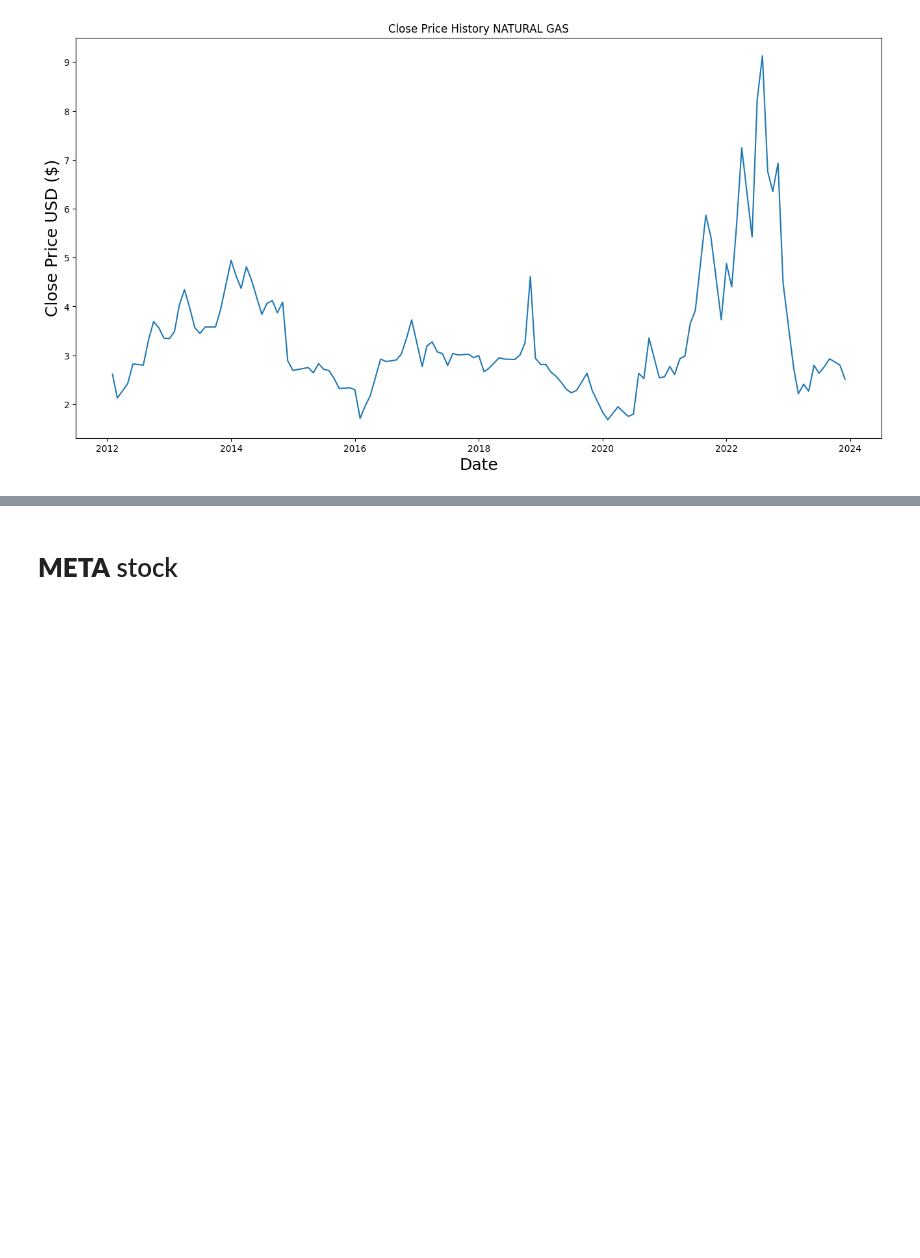
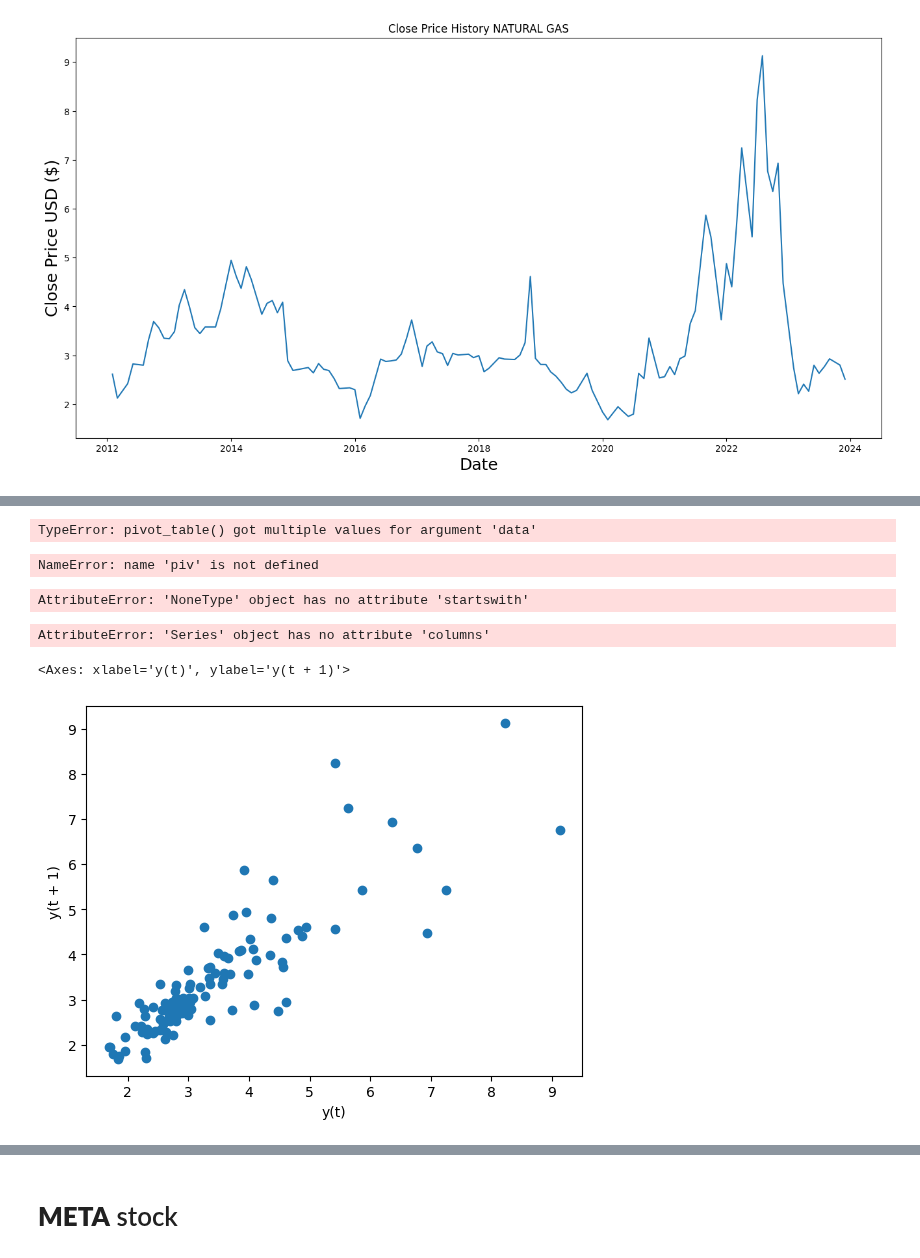
Before and after one commit to Michelleagl/Series_de_Tiempo, a Jupyter notebook: series_de_tiempo.ipynb, the cells around one changed output, grey strips where cells are left out. Drawn from its saved outputs; the diff is of its cells as text; code cells hidden in the pictures; blank space fills up the shorter version.

```diff
--- a/series_de_tiempo.ipynb
+++ b/series_de_tiempo.ipynb
@@ -76,0 +77,9 @@ KeyError: 'Close'
+# %%
+piv = pd.pivot_table(hist2, index=piv_season, columns=piv_index, data=hist2)
+piv.plot(figsize=(12,8), legend = False)
+# %% [output]
+TypeError: pivot_table() got multiple values for argument 'data'
+# %%
+piv.head()
+# %% [output]
+NameError: name 'piv' is not defined
@@ -76,0 +88,14 @@ KeyError: 'Close'
+# %%
+month_plot(hist, ylabel='Natural Gas')
+# %% [output]
+AttributeError: 'NoneType' object has no attribute 'startswith'
+# %%
+pd.plotting.scatter_matrix(hist2)
+# %% [output]
+AttributeError: 'Series' object has no attribute 'columns'
+# %%
+from pandas.plotting import lag_plot
+lag_plot(hist, lag=1)
+# %% [output]
+<Axes: xlabel='y(t)', ylabel='y(t + 1)'>
+[figure, added]
```
Also changed, not shown: parts of 10 cells of this notebook.
